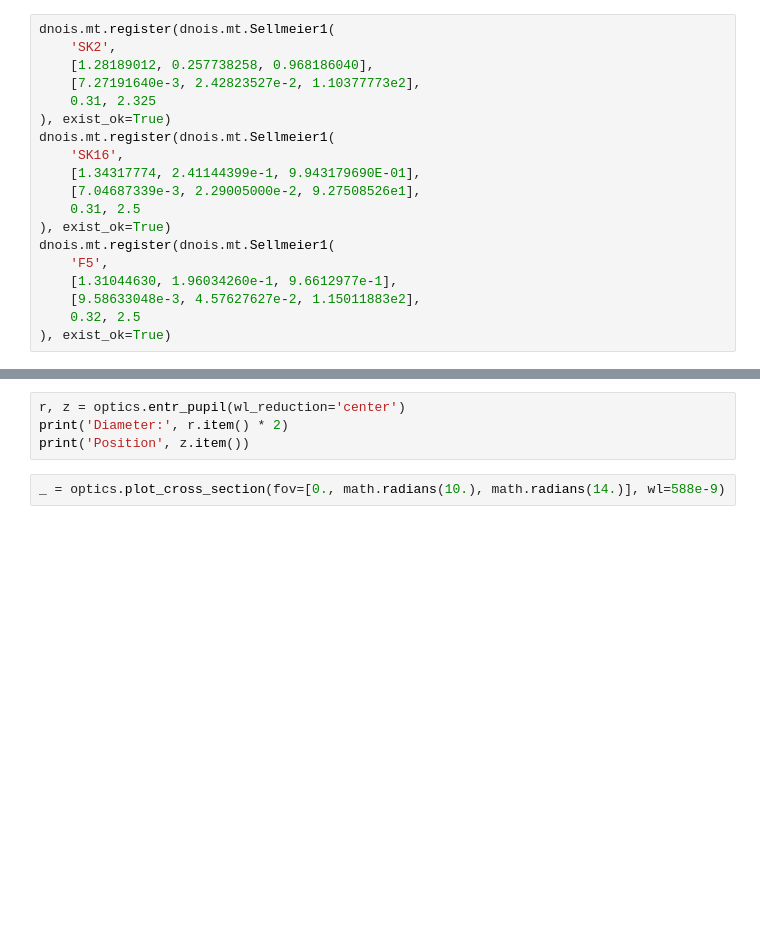
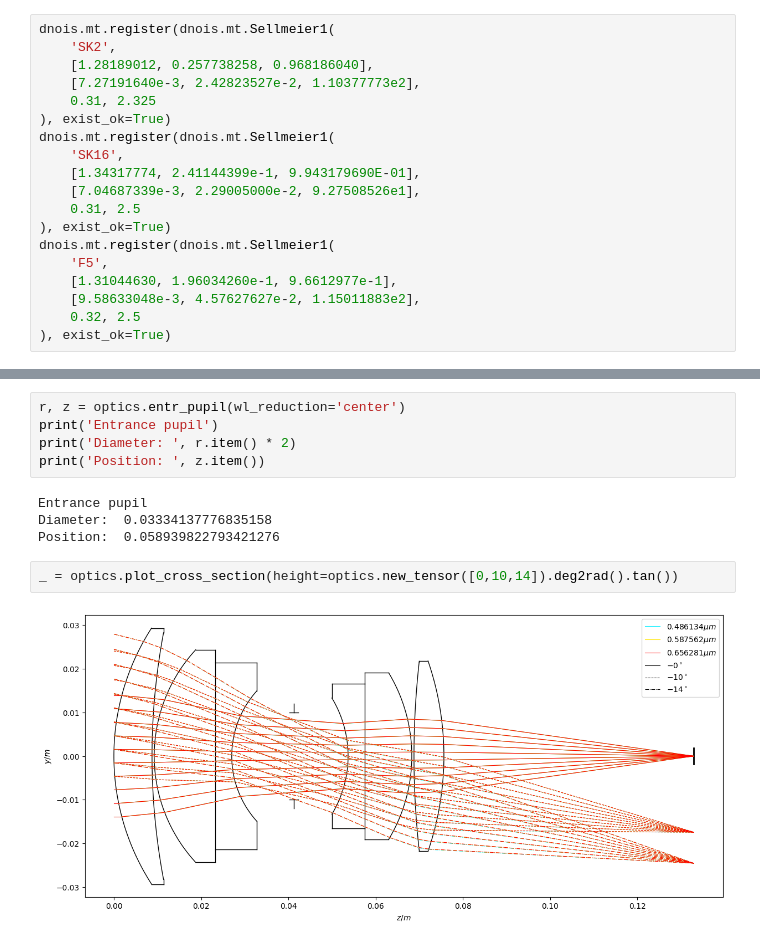
Before and after one commit to GjQAQ/dnois, a Jupyter notebook: demos/DoubleGauss.ipynb, the cells around one changed output, grey strips where cells are left out. Cells and saved outputs as stored; diff of their text form; blank space fills up the shorter version.

```diff
--- a/demos/DoubleGauss.ipynb
+++ b/demos/DoubleGauss.ipynb
@@ -47,9 +67,16 @@ camera.to(device=device)
 # %%
 r, z = optics.entr_pupil(wl_reduction='center')
-print('Diameter:', r.item() * 2)
-print('Position', z.item())
+print('Entrance pupil')
+print('Diameter: ', r.item() * 2)
+print('Position: ', z.item())
+# %% [output]
+Entrance pupil
+Diameter:  0.03334137776835158
+Position:  0.058939822793421276
 # %%
-_ = optics.plot_cross_section(fov=[0., math.radians(10.), math.radians(14.)], wl=588e-9)
+_ = optics.plot_cross_section(height=optics.new_tensor([0,10,14]).deg2rad().tan())
+# %% [output]
+[figure, added]
 # %%
 points = optics.fovd2obj([
     (0., 0.),
```
Also changed, not shown: parts of 6 cells of this notebook, 44 other files.
